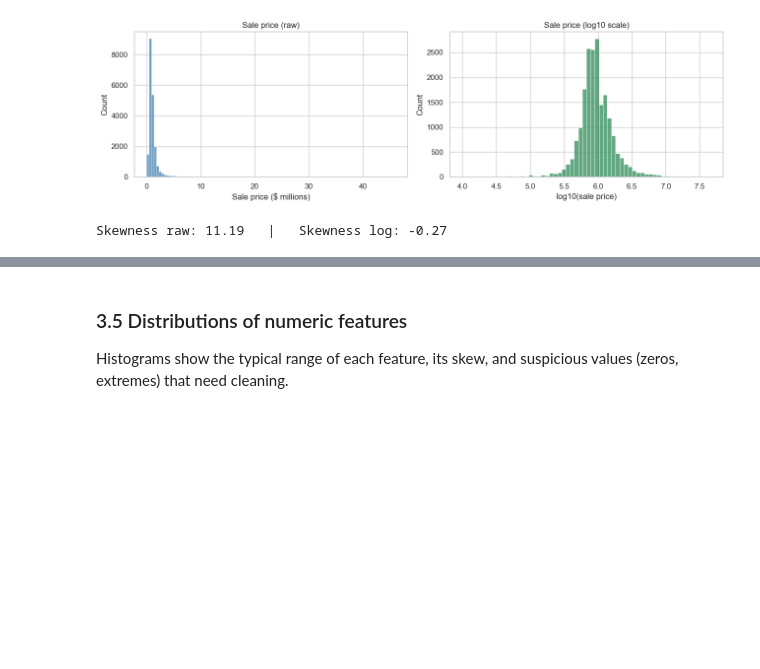
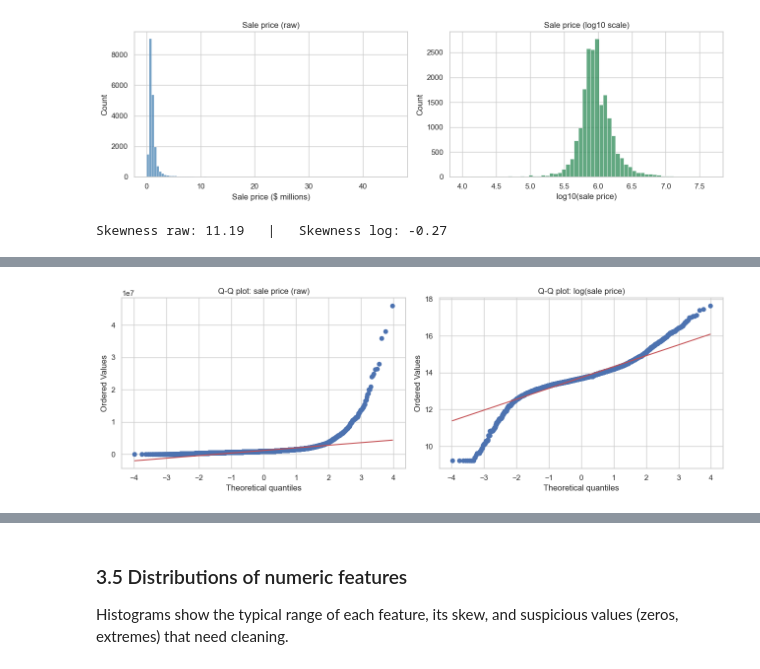
Before and after one commit to nodirbeksolijonov/MLDA-CW1-NYC-Property-Sales, a Jupyter notebook: notebooks/MLDA_CW1_NYC_Property_Sales.ipynb, the cells around one changed output, grey strips where cells are left out. Saved outputs shown, nothing was run; the diff lists cells and outputs as text; code cells hidden in the pictures; blank space fills up the shorter version.

```diff
--- a/notebooks/MLDA_CW1_NYC_Property_Sales.ipynb
+++ b/notebooks/MLDA_CW1_NYC_Property_Sales.ipynb
@@ -413,0 +449,13 @@ Skewness raw: 11.19   |   Skewness log: -0.27
+# %%
+fig, axes = plt.subplots(1, 2, figsize=(13, 4.5))
+
+stats.probplot(df_res["sale_price"], dist="norm", plot=axes[0])
+axes[0].set_title("Q-Q plot: sale price (raw)")
+
+stats.probplot(np.log(df_res["sale_price"]), dist="norm", plot=axes[1])
+axes[1].set_title("Q-Q plot: log(sale price)")
+
+plt.tight_layout()
+plt.show()
+# %% [output]
+[figure, added]
```
Also changed, not shown: parts of 9 cells of this notebook, 1 other file.
